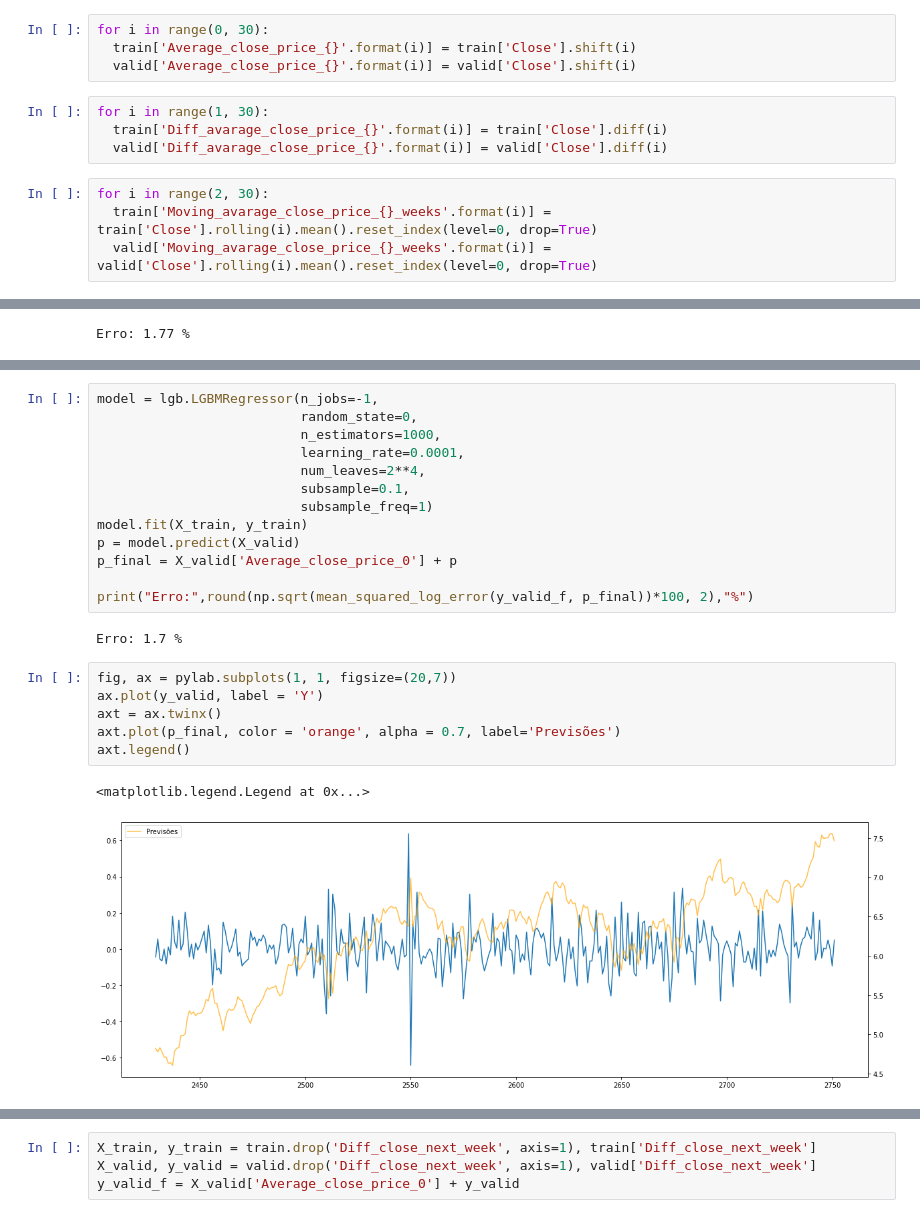
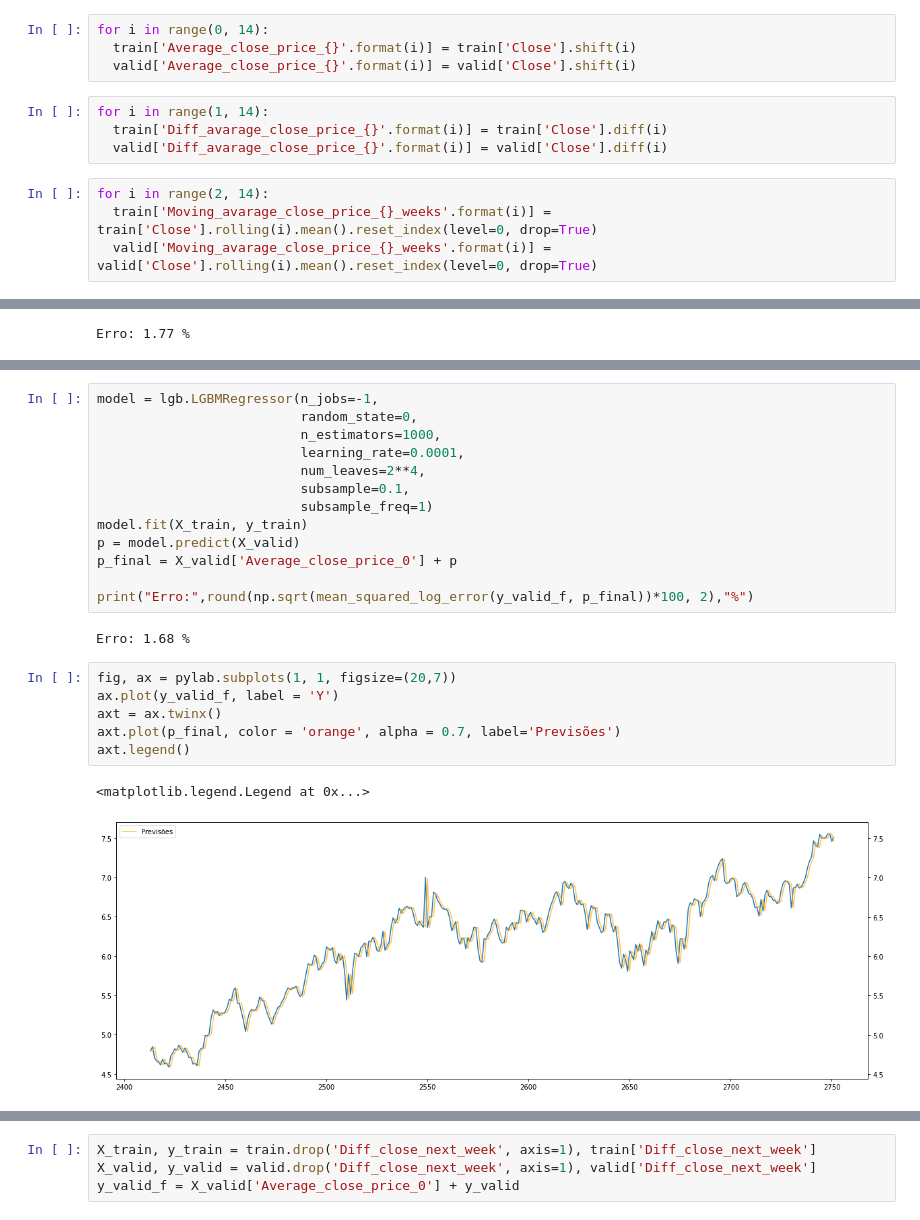
Before and after one commit to JoseRFJuniorLLMs/Predicting_stock_price, a Jupyter notebook: Análise de Dados e Modelos de Machine Learning.ipynb, the cells around one changed output, grey strips where cells are left out. Cells and saved outputs as stored; diff of their text form.

```diff
--- a/Análise de Dados e Modelos de Machine Learning.ipynb
+++ b/Análise de Dados e Modelos de Machine Learning.ipynb
@@ -165,15 +183,15 @@ valid['Weeks_day'] = valid['Date'].dt.weekday
 #valid['Week'] = valid['Date'].dt.week
 valid.drop('baseline', axis = 1, inplace=True)
 # %%
-for i in range(0, 30):
+for i in range(0, 14):
   train['Average_close_price_{}'.format(i)] = train['Close'].shift(i)
   valid['Average_close_price_{}'.format(i)] = valid['Close'].shift(i)
 # %%
-for i in range(1, 30):
+for i in range(1, 14):
   train['Diff_avarage_close_price_{}'.format(i)] = train['Close'].diff(i)
   valid['Diff_avarage_close_price_{}'.format(i)] = valid['Close'].diff(i)
 # %%
-for i in range(2, 30):
+for i in range(2, 14):
   train['Moving_avarage_close_price_{}_weeks'.format(i)] = train['Close'].rolling(i).mean().reset_index(level=0, drop=True)
   valid['Moving_avarage_close_price_{}_weeks'.format(i)] = valid['Close'].rolling(i).mean().reset_index(level=0, drop=True)
 # %%
@@ -233,16 +250,16 @@ p_final = X_valid['Average_close_price_0'] + p
 
 print("Erro:",round(np.sqrt(mean_squared_log_error(y_valid_f, p_final))*100, 2),"%")
 # %% [output]
-Erro: 1.7 %
+Erro: 1.68 %
 # %%
 fig, ax = pylab.subplots(1, 1, figsize=(20,7))
-ax.plot(y_valid, label = 'Y')
+ax.plot(y_valid_f, label = 'Y')
 axt = ax.twinx()
 axt.plot(p_final, color = 'orange', alpha = 0.7, label='Previsões')
 axt.legend()
 # %% [output]
 <matplotlib.legend.Legend at 0x...>
-[figure, old version]
+[figure, new version]
 # %%
 accept = []
 vl_low_error = 10000
```
Also changed, not shown: parts of 11 cells of this notebook, 1 other file.
